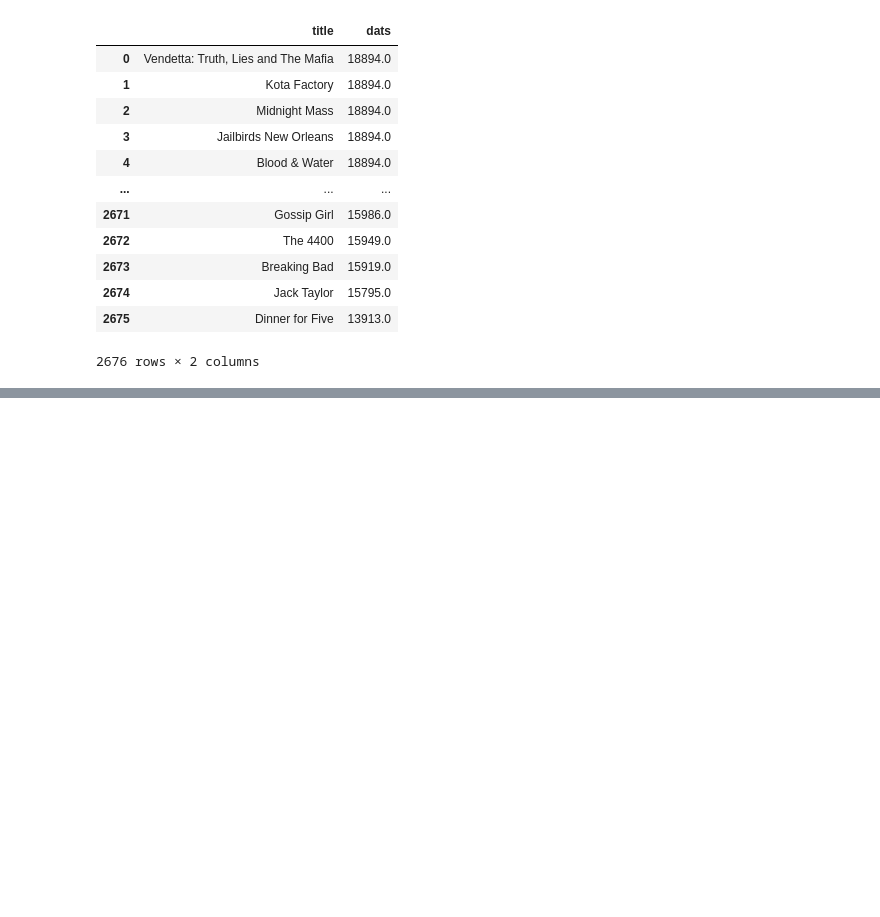
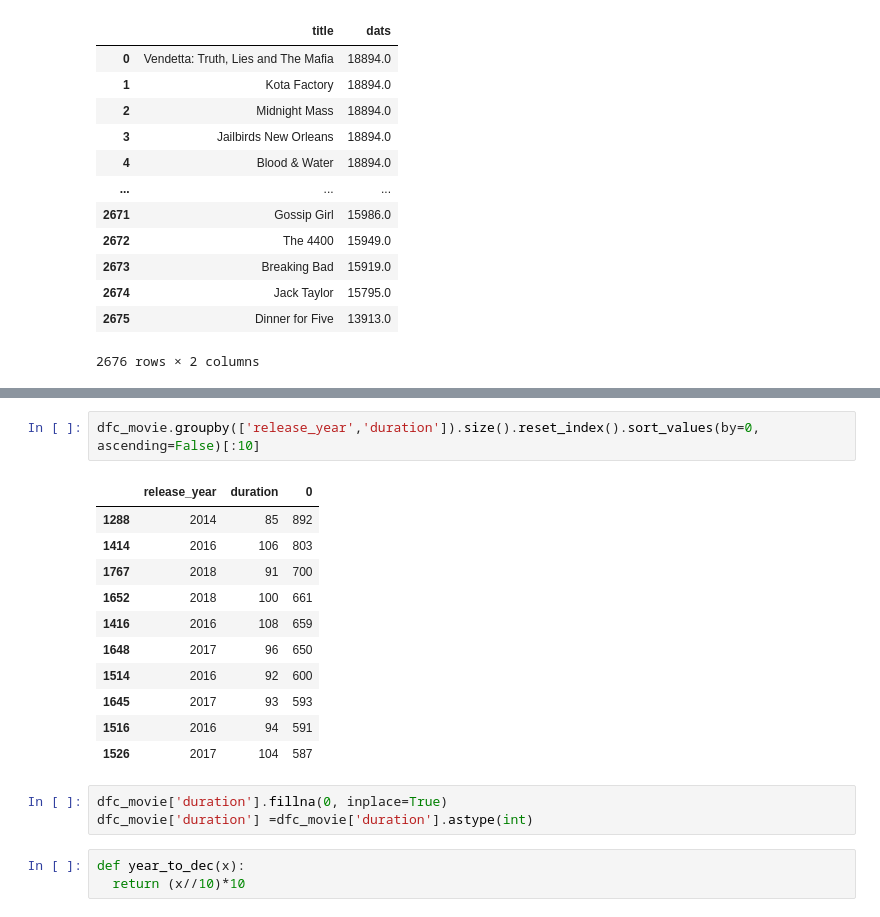
Before and after one commit to knagabharathi/Pylib_Data_visualization, a Jupyter notebook: Netflix_case_studies.ipynb, the cells around one changed output, grey strips where cells are left out. Drawn from its saved outputs; the diff is of its cells as text; blank space fills up the shorter version.

```diff
--- a/Netflix_case_studies.ipynb
+++ b/Netflix_case_studies.ipynb
@@ -805,0 +853,20 @@ dfc_tv.groupby('title').agg(dats = ('date_count','max')).sort_values(by='dats',
+# %%
+dfc_movie.groupby(['release_year','duration']).size().reset_index().sort_values(by=0, ascending=False)[:10]
+# %% [output]
+|  | release_year | duration | 0 |
+| 1288 | 2014 | 85 | 892 |
+| 1414 | 2016 | 106 | 803 |
+| 1767 | 2018 | 91 | 700 |
+| 1652 | 2018 | 100 | 661 |
+| 1416 | 2016 | 108 | 659 |
+| 1648 | 2017 | 96 | 650 |
+| 1514 | 2016 | 92 | 600 |
+| 1645 | 2017 | 93 | 593 |
+| 1516 | 2016 | 94 | 591 |
+| 1526 | 2017 | 104 | 587 |
+# %%
+dfc_movie['duration'].fillna(0, inplace=True)
+dfc_movie['duration'] =dfc_movie['duration'].astype(int)
+# %%
+def year_to_dec(x):
+  return (x//10)*10
```
Also changed, not shown: parts of 8 cells of this notebook.
